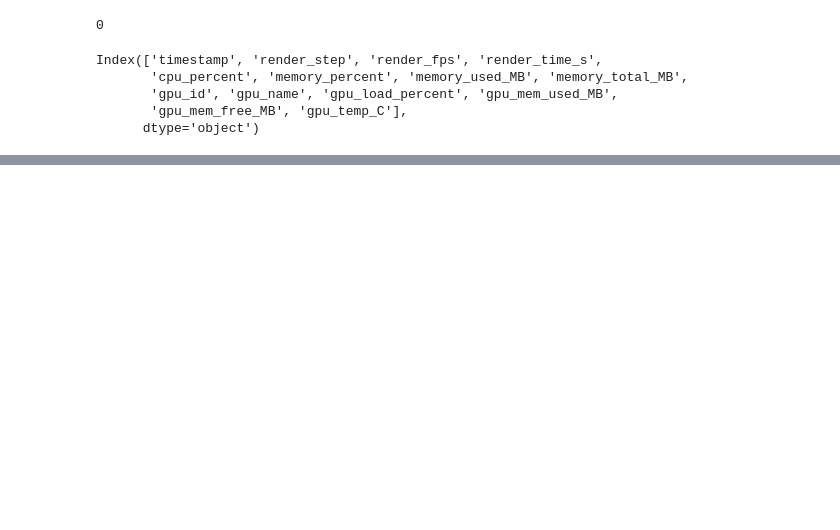
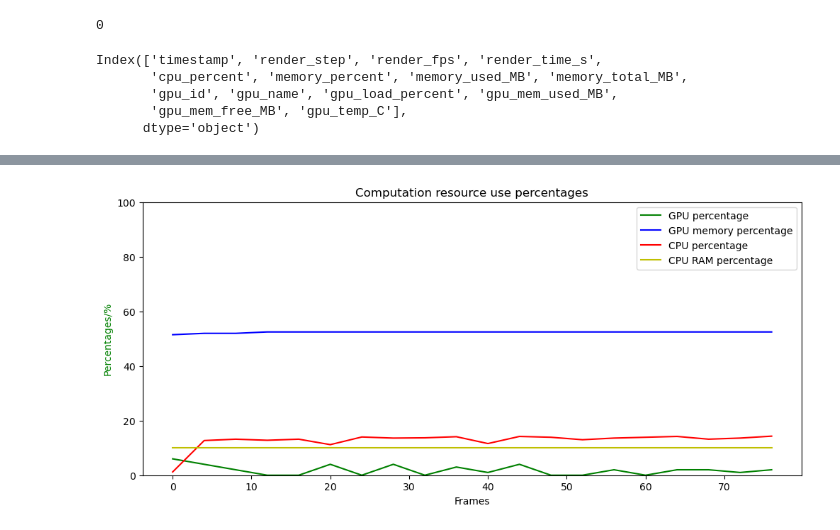
Before and after one commit to klekkala/navisim, a Jupyter notebook: navisim/experimental/navisim_env_demo.ipynb, the cells around one changed output, grey strips where cells are left out. Cells and saved outputs as stored; diff of their text form; code cells hidden in the pictures; blank space fills up the shorter version.

```diff
--- a/navisim/experimental/navisim_env_demo.ipynb
+++ b/navisim/experimental/navisim_env_demo.ipynb
@@ -124,3 +151,21 @@ plt.show()
+# %%
+fig, ax1 = plt.subplots(figsize=(12, 5))
+ax1.set_title("Computation resource use percentages")
+
+ax1.plot(gpu_df[['gpu_load_percent']], 'g-', label="GPU percentage")
+ax1.plot(gpu_df[['gpu_mem_used_MB']]/320, 'b-', label="GPU memory percentage")
+ax1.plot(gpu_df[['cpu_percent']], 'r-', label="CPU percentage")
+ax1.plot(gpu_df[['memory_percent']], 'y-', label="CPU RAM percentage")
+
+
+ax1.set_xlabel('Frames')
+ax1.set_ylabel('Percentages/%', color='g')
+ax1.set_ylim((0, 100))
+
+plt.legend()
+plt.show()
+# %% [output]
+[figure, added]
 # %%
 '''
 CPU And RAM Usage Over Time
```
Also changed, not shown: parts of 9 cells of this notebook, 7 other files.
